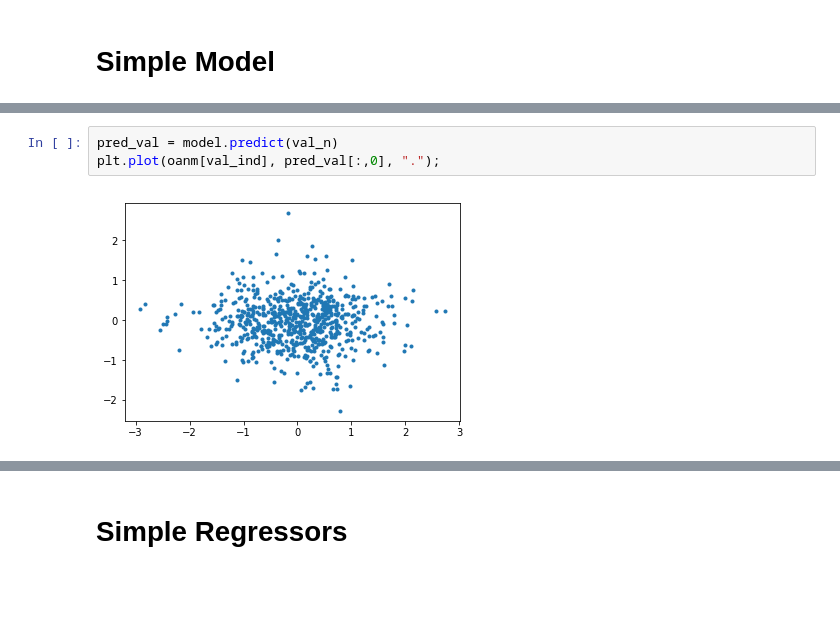
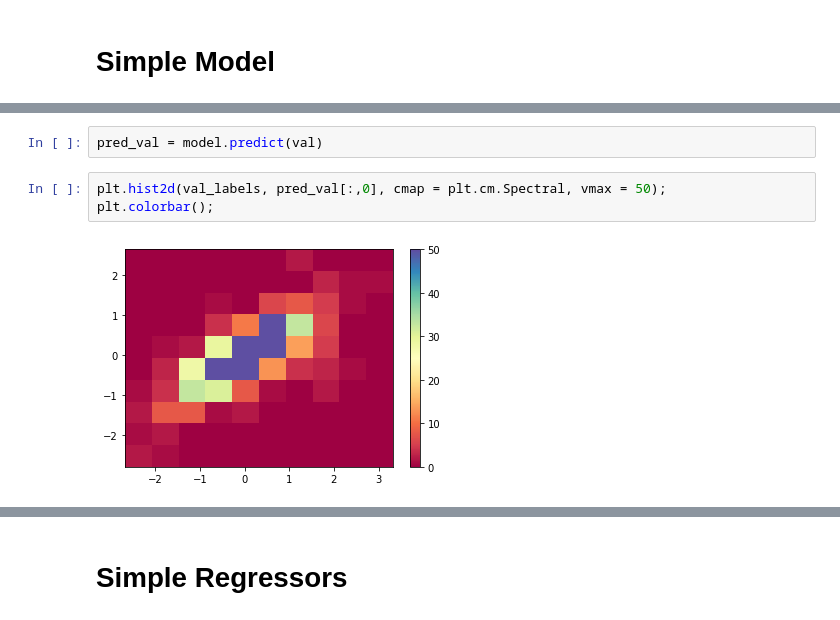
Before and after one commit to paula-gradu/El-Nino, a Jupyter notebook: Time Series Prediction.ipynb, the cells around one changed output, grey strips where cells are left out. Saved outputs shown, nothing was run; the diff lists cells and outputs as text; blank space fills up the shorter version.

```diff
--- a/Time Series Prediction.ipynb
+++ b/Time Series Prediction.ipynb
@@ -205,5 +203,7 @@ plt.plot(oanm[train_ind], pred[:,0], ".");
-# %%
-pred_val = model.predict(val_n)
-plt.plot(oanm[val_ind], pred_val[:,0], ".");
-# %% [output]
-[figure, removed]
+# %%
+pred_val = model.predict(val)
+# %%
+plt.hist2d(val_labels, pred_val[:,0], cmap = plt.cm.Spectral, vmax = 50);
+plt.colorbar();
+# %% [output]
+[figure, added]
```
Also changed, not shown: parts of 15 cells of this notebook, 1 other file.
